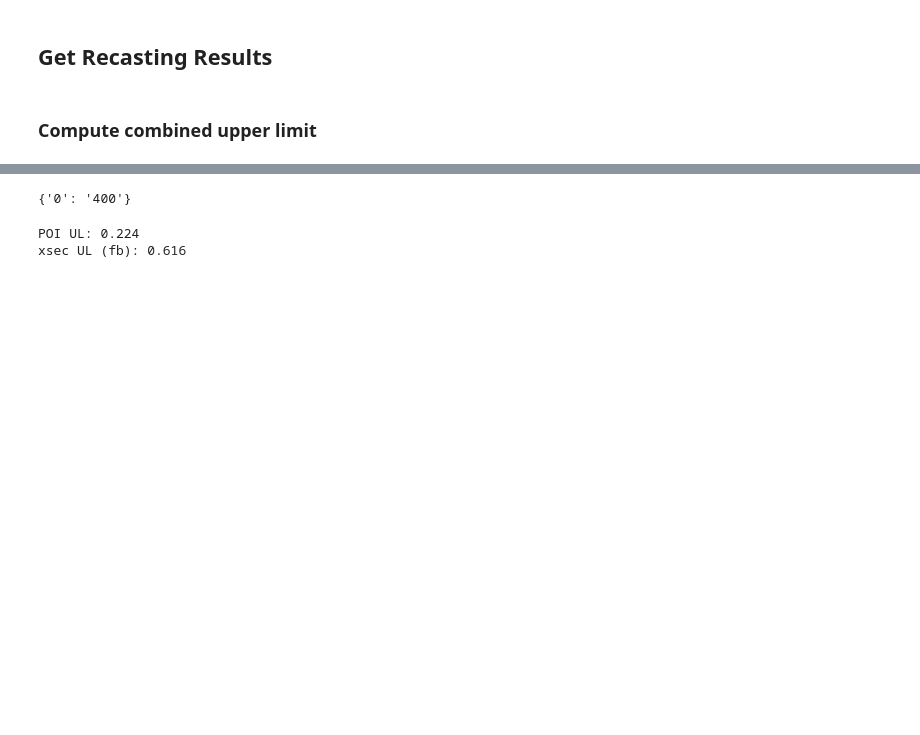
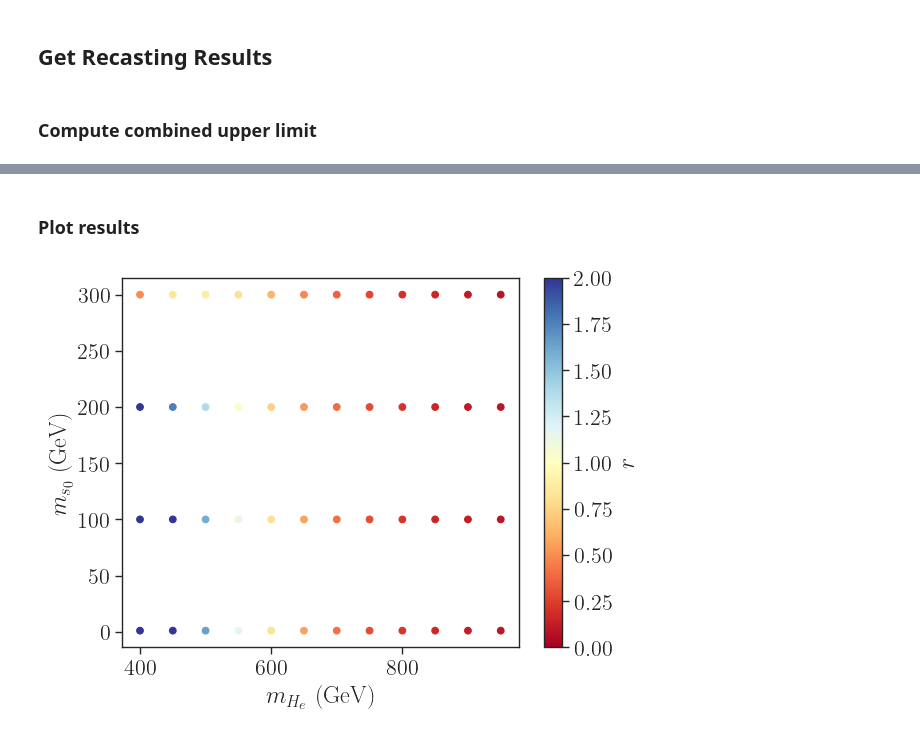
Before and after one commit to andlessa/LowTRHFIMP, a Jupyter notebook: plotHeHe_exclusion.ipynb, the cells around one changed output, grey strips where cells are left out. Cells and saved outputs as stored; diff of their text form; code cells hidden in the pictures; blank space fills up the shorter version.

```diff
--- a/plotHeHe_exclusion.ipynb
+++ b/plotHeHe_exclusion.ipynb
@@ -32,7 +32,7 @@ Spey - WARNING: A newer version (0.2.6) of Spey is available. Current version is
 # %%
 results_dir = Path('./HeHe_results')
 slha_dir = Path('./slhaFiles')
-usePickleFile = 'HeHe_results.pcl'
+# usePickleFile = 'HeHe_results.pcl'
 usePickleFile = False
 # %%
 if usePickleFile and Path(usePickleFile).exists():
@@ -95,13 +71,0 @@ xsec UL (fb): 0.498
-# %%
-import csv
-
-def csv_two_cols_to_dict(csv_path):
-    with open(csv_path, newline="", encoding="utf-8") as f:
-        reader = csv.reader(f)
-        header = next(reader)  # remove if no header
-        return {row[0]: row[1] for row in reader}
-
-d = csv_two_cols_to_dict("eff_slsl_1j_400_200.csv")
-print(d)
-# %% [output]
-{'0': '400'}
@@ -114,7 +72,12 @@ nsDict = {to_cut_name(sr) : eff*srDict['xsec_fb']*139.0 for sr,eff in effDict.it
-# %%
-mu_UL = get_poi_upper_limit(signal_yields=nsDict,expected=ExpectationType.observed)
-print(f"POI UL: {mu_UL:.3f}")
-print(f"xsec UL (fb): {mu_UL*srDict['xsec_fb']:.3f}")
-# %% [output]
-POI UL: 0.224
-xsec UL (fb): 0.616
+# %% [markdown]
+### Plot results
+# %%
+plt.scatter(resultsDF['M1'], resultsDF['M0'],
+          c=1./resultsDF['muUL_observed'],
+          marker='o', cmap=cm,vmin=0.,vmax=2.0)
+plt.xlabel(r'$m_{H_e}$ (GeV)')
+plt.ylabel(r'$m_{s_0}$ (GeV)')
+plt.colorbar(label=r'$r$')
+plt.show()
+# %% [output]
+[figure, added]
```
Also changed, not shown: parts of 6 cells of this notebook, 9 other files.
